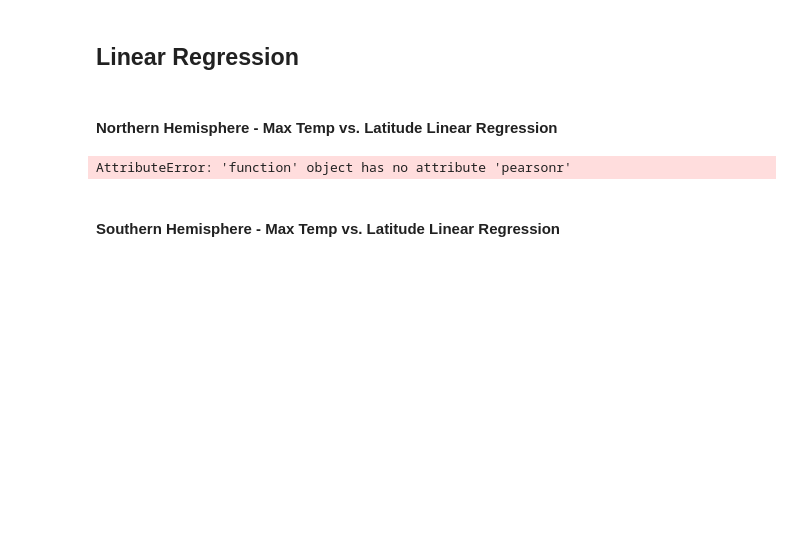
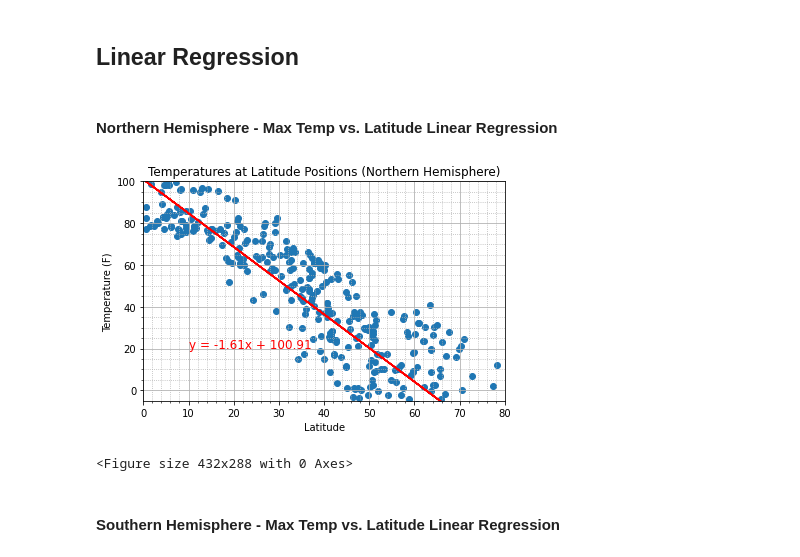
Before and after one commit to jpraasch/python-api-challenge, a Jupyter notebook: WeatherPy/WeatherPy.ipynb, the cells around one changed output. Drawn from its saved outputs; the diff is of its cells as text; code cells hidden in the pictures; blank space fills up the shorter version.

Commit message:
Finished code and graphs. Still need to add comments

```diff
--- a/WeatherPy/WeatherPy.ipynb
+++ b/WeatherPy/WeatherPy.ipynb
@@ -251,27 +252,28 @@ southern_hemisphere = cities_df[~mask]
 # %%
 x_values = northern_hemisphere["Lat"]
 y_values = northern_hemisphere["Temperature"]
 
-(slope, intercept, rvalue, pvalue, stderr) = linregress(x_values, y_values)
+(slope, intercept, rvalue, pvalue, stderr) = st.linregress(x_values, y_values)
 regress_values = x_values * slope + intercept
 line_eq = "y = " + str(round(slope,2)) + "x + " + str(round(intercept,2))
-correlation = linregress.pearsonr(x_values, y_values)
+correlation = st.pearsonr(x_values, y_values)
 
 plt.scatter(x_values,y_values)
 plt.title('Temperatures at Latitude Positions (Northern Hemisphere)')
 plt.plot(x_values,regress_values,"r-")
 plt.annotate(line_eq,(10,20),fontsize=12,color="red")
 plt.xlabel('Latitude')
 plt.ylabel('Temperature (F)')
 plt.ylim(-5, 100)
 plt.xlim(0, 80)
 plt.minorticks_on()
 plt.grid(which='major', linestyle='-')
 plt.grid(which='minor', linestyle=':')
 plt.tight_layout()
 plt.show()
 plt.savefig("Images/nh_lat_temp_regression.png")
 # %% [output]
+[figure, added]
-AttributeError: 'function' object has no attribute 'pearsonr'
+<Figure size 432x288 with 0 Axes>
 # %% [markdown]
 ####  Southern Hemisphere - Max Temp vs. Latitude Linear Regression
```
Also changed, not shown: parts of 15 cells of this notebook, 9 other files.
